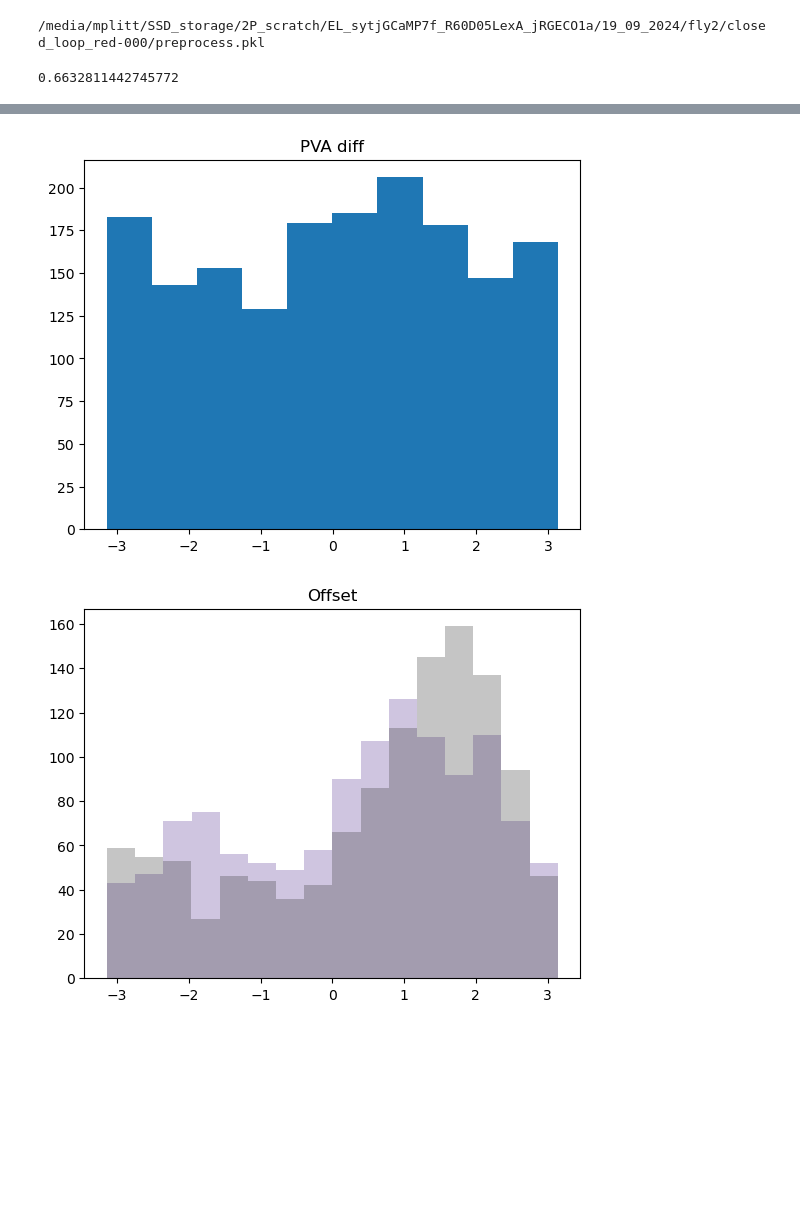
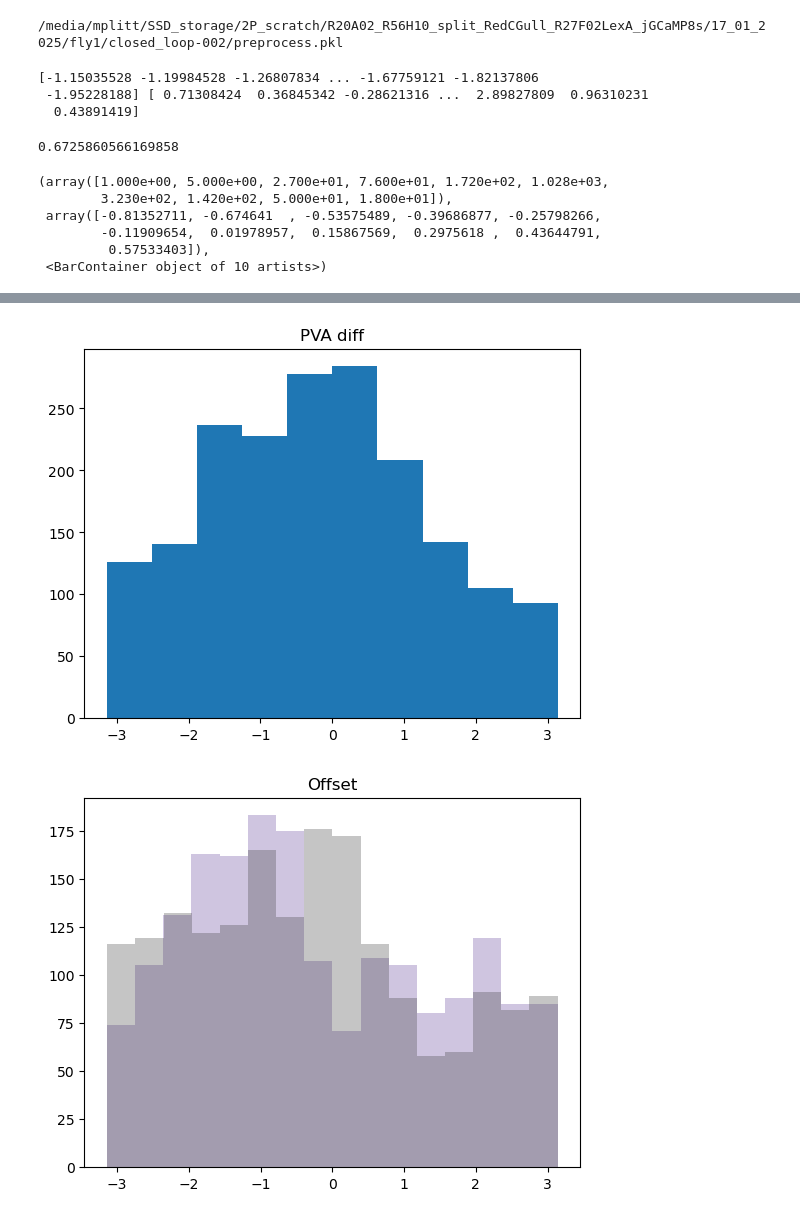
Before and after one commit to yfisher-lab/NeuromodPlasticity, a Jupyter notebook: Notebooks/dual_imaging/SingleSessionPreprocessing.ipynb, the cells around one changed output, grey strips where cells are left out. Drawn from its saved outputs; the diff is of its cells as text; code cells hidden in the pictures; blank space fills up the shorter version.

```diff
--- a/Notebooks/dual_imaging/SingleSessionPreprocessing.ipynb
+++ b/Notebooks/dual_imaging/SingleSessionPreprocessing.ipynb
@@ -13,15 +13,15 @@ import SessionTools.two_photon as st2p
 
 %matplotlib inline
 # %%
-session_info = {'date': "19_09_2024",
-                'genotype_dir': 'EL_sytjGCaMP7f_R60D05LexA_jRGECO1a',
-                'fly': 'fly2',
-                'session': 'closed_loop_red-000',
-                'fictrac_scan_num': 0,
-                'fictrac_dat_file' : 'fictrac-20240919_083823.dat',
-                'full_genotype': '+; EL-AD,LexOpjRGECO1a/R60D05-LexA; EL-DBD/UASsytjGCaMP7f',
+session_info = {'date': "17_01_2025",
+                'genotype_dir': 'R20A02_R56H10_split_RedCGull_R27F02LexA_jGCaMP8s',
+                'fly': 'fly1',
+                'session': 'closed_loop-002',
+                'full_genotype': '',
                 'ecl date': '',
-                'notes': ''}
+                'fictrac_scan_num':2,
+                'fictrac_dat_file' : 'fictrac-20250117_104239.dat',
+                'notes':''}
 
 
 session_info['fictrac_dir']= f"/media/mplitt/SSD_storage/fictrac_folder/{session_info['genotype_dir']}/{session_info['date']}/{session_info['fly']}"
@@ -86,5 +86,6 @@ ax.scatter(heading, pp.timeseries['background'][-1,0,:])
 # %%
-y = pp.calculate_zscored_F('rois', exp_detrend=True, zscore=True, background_ts='background')
+y = pp.calculate_zscored_F('rois', exp_detrend=False, zscore=False, background_ts='background')-1
+# y = pp.calculate_zscored_F('rois', exp_detrend=False, zscore=True, background_ts='background')
 # %%
 pp.save()
 # %%
@@ -100,7 +101,7 @@ if True:
     n_rois=y.shape[1]
     heading = -1* pp.voltage_recording_aligned[' Heading'].to_numpy()
 # %% [output]
-/media/mplitt/SSD_storage/2P_scratch/EL_sytjGCaMP7f_R60D05LexA_jRGECO1a/19_09_2024/fly2/closed_loop_red-000/preprocess.pkl
+/media/mplitt/SSD_storage/2P_scratch/R20A02_R56H10_split_RedCGull_R27F02LexA_jGCaMP8s/17_01_2025/fly1/closed_loop-002/preprocess.pkl
 # %%
 y_sm = sp.ndimage.gaussian_filter1d(sp.ndimage.gaussian_filter1d(y, 2, axis=-1),.7,axis=1, mode='wrap')
 # %%
@@ -115,6 +116,11 @@ rho_red,phi_red = st2p.utilities.cart2pol(x_f_red.mean(axis=0), y_f_red.mean(axi
 
 _,offset_green = st2p.utilities.cart2pol(*st2p.utilities.pol2cart(np.ones(heading.shape),phi_green-heading))
 _,offset_red = st2p.utilities.cart2pol(*st2p.utilities.pol2cart(np.ones(heading.shape),phi_red-heading))
+print(offset_green, offset_red)
+# %% [output]
+[-1.15035528 -1.19984528 -1.26807834 ... -1.67759121 -1.82137806
+ -1.95228188] [ 0.71308424  0.36845342 -0.28621316 ...  2.89827809  0.96310231
+  0.43891419]
 # %%
 fig, ax= plt.subplots(4,1, figsize=[15,8], sharex=True)
 fig.subplots_adjust(hspace=.5)
@@ -138,10 +144,20 @@ ax.set_title('PVA diff')
 
 fig, ax = plt.subplots()
 bins = np.linspace(-np.pi, np.pi,num=16)
-mask = np.abs(heading)>1
-ax.hist(offset_green[mask], bins=16, color=plt.cm.Purples(.8),alpha=.3)
-ax.hist(offset_red[mask], bins=16, color=plt.cm.Greys(.8),alpha=.3)
+dh = np.unwrap(np.concatenate([[0,],np.diff(heading)]))
+mask = (np.abs(heading)>1) * (np.abs(dh)<.5)
+ax.hist(offset_green, bins=16, color=plt.cm.Purples(.8),alpha=.3)
+ax.hist(offset_red, bins=16, color=plt.cm.Greys(.8),alpha=.3)
 ax.set_title('Offset')
-print(sp.stats.circvar(offset_red[mask]))
+print(sp.stats.circvar(offset_green[mask]))
+
+fig, ax = plt.subplots()
+ax.hist(dh)
 # %% [output]
-0.6632811442745772
+0.6725860566169858
+(array([1.000e+00, 5.000e+00, 2.700e+01, 7.600e+01, 1.720e+02, 1.028e+03,
+        3.230e+02, 1.420e+02, 5.000e+01, 1.800e+01]),
+ array([-0.81352711, -0.674641  , -0.53575489, -0.39686877, -0.25798266,
+        -0.11909654,  0.01978957,  0.15867569,  0.2975618 ,  0.43644791,
+         0.57533403]),
+ <BarContainer object of 10 artists>)
@@ -149,2 +165,2 @@ print(sp.stats.circvar(offset_red[mask]))
-[figure, old version]
+[figure, new version]
-[figure, old version]
+[figure, new version]
```
Also changed, not shown: parts of 5 cells of this notebook, 3 other files.
